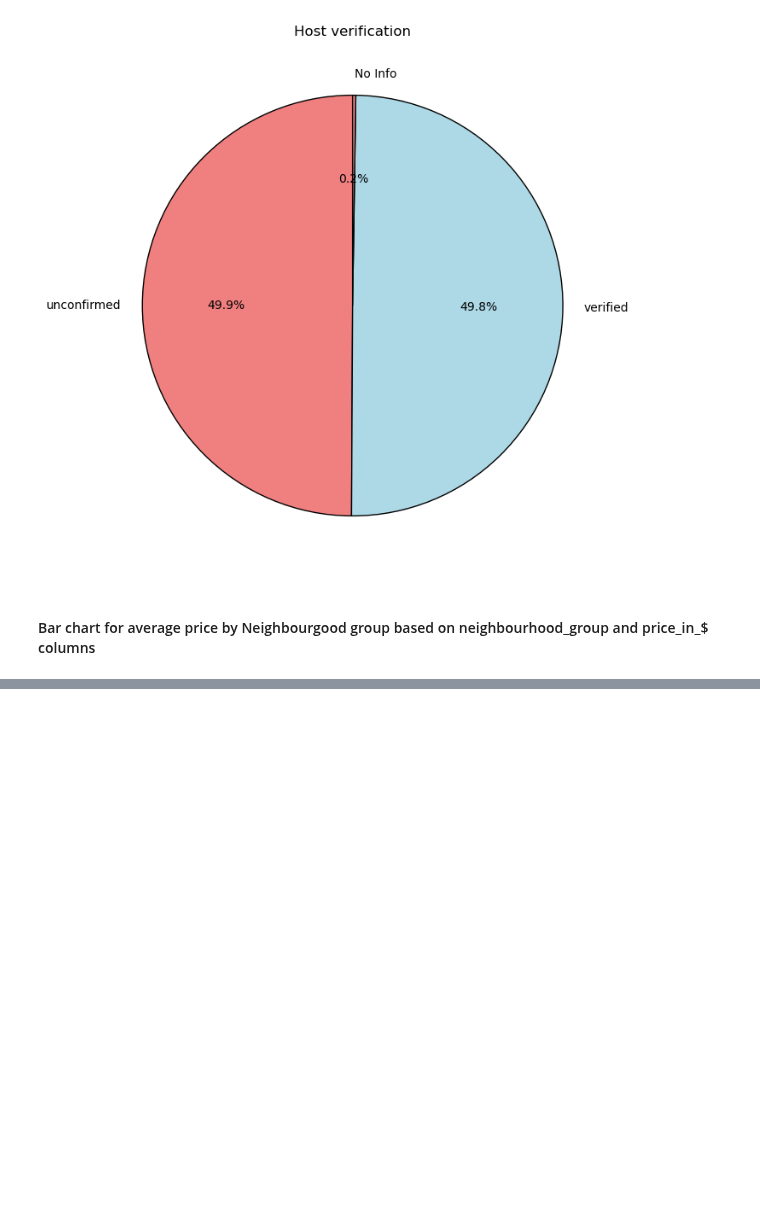
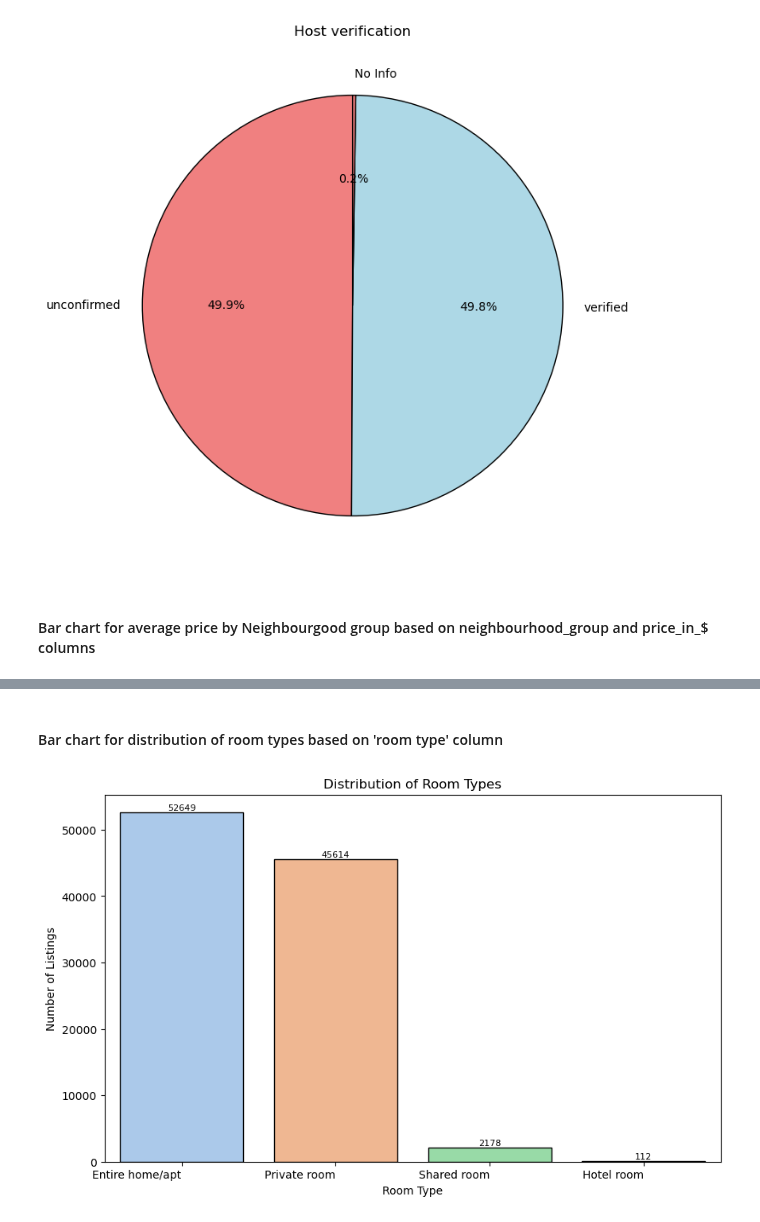
Before and after one commit to dominikvukelic/airbnb_ny_project, a Jupyter notebook: graphs/graphs.ipynb, the cells around one changed output, grey strips where cells are left out. Saved outputs shown, nothing was run; the diff lists cells and outputs as text; code cells hidden in the pictures; blank space fills up the shorter version.

Commit message:
working on graphs

```diff
--- a/graphs/graphs.ipynb
+++ b/graphs/graphs.ipynb
@@ -86,0 +87,18 @@ plt.show()
+# %% [markdown]
+#### Bar chart for distribution of room types based on 'room type' column
+# %%
+plt.figure(figsize=(10, 6))
+ax = sns.countplot(x='room type', data=df, palette='pastel', order=df['room type'].value_counts().index, edgecolor='black')
+plt.title('Distribution of Room Types')
+plt.xlabel('Room Type')
+plt.ylabel('Number of Listings')
+plt.xticks(rotation=0, ha='right')
+
+
+for bar in ax.patches:
+    plt.text(bar.get_x() + bar.get_width() / 2, bar.get_height() + 0.05, f'{int(bar.get_height())}',
+             ha='center', va='bottom', fontsize=8, color='black')
+
+plt.show()
+# %% [output]
+[figure, added]
```
Also changed, not shown: parts of 2 cells of this notebook.
